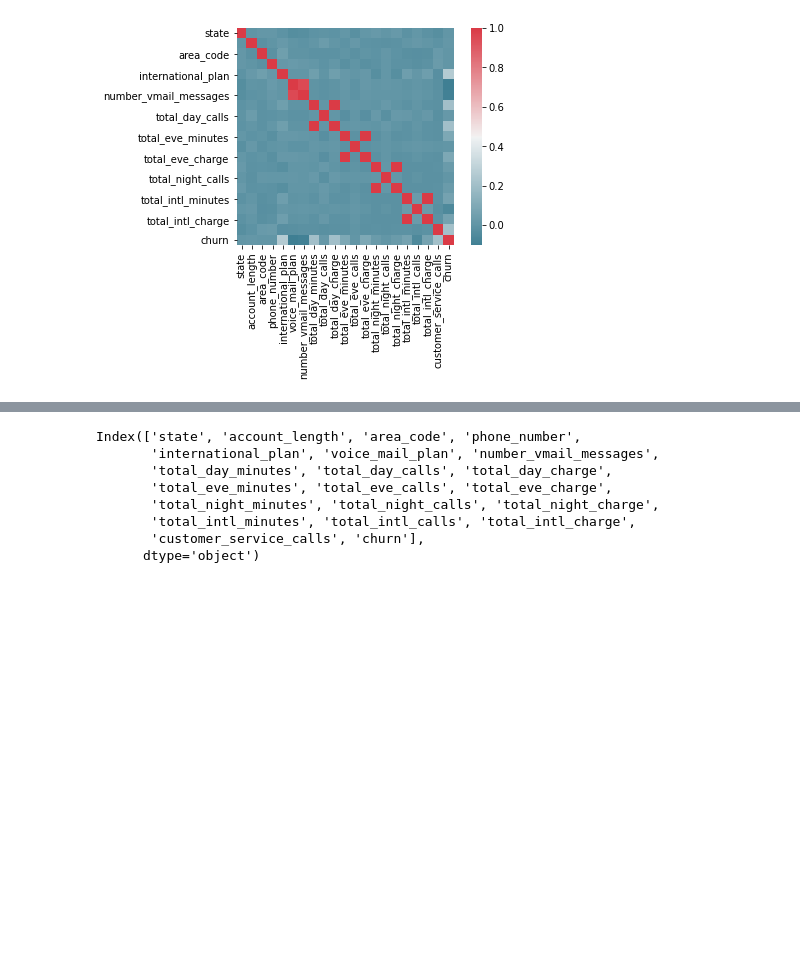
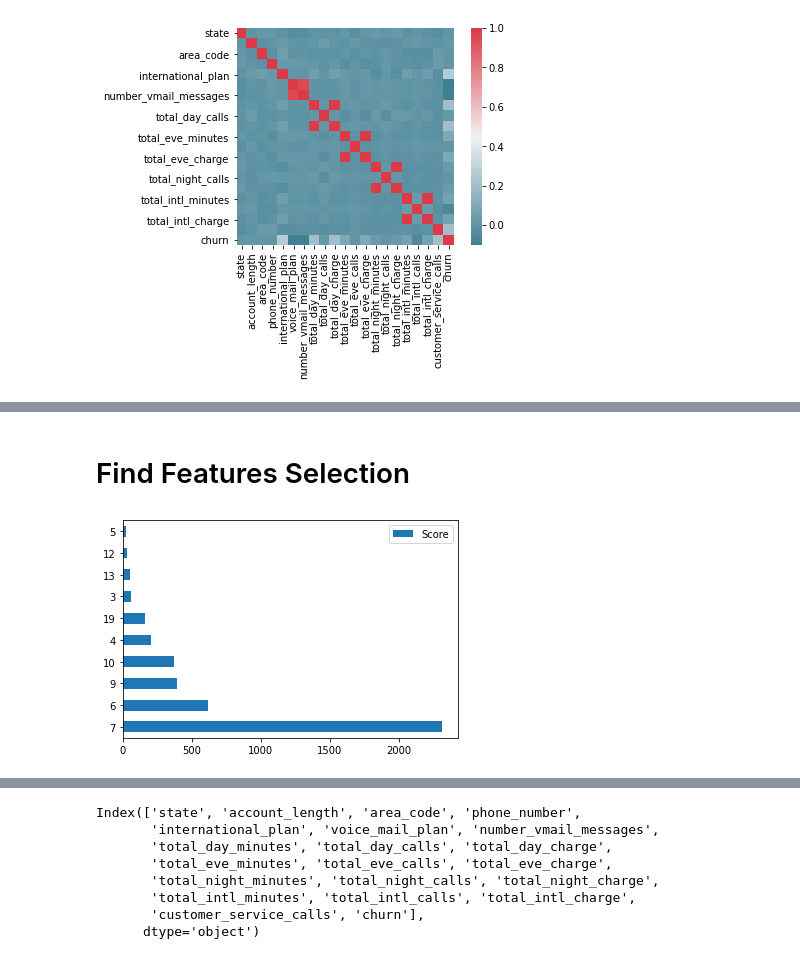
Before and after one commit to duhajarrar/TelecomMIT, a Jupyter notebook: telecom.ipynb, the cells around one changed output, grey strips where cells are left out. Drawn from its saved outputs; the diff is of its cells as text; code cells hidden in the pictures; blank space fills up the shorter version.

```diff
--- a/telecom.ipynb
+++ b/telecom.ipynb
@@ -67,0 +88,18 @@ sns.heatmap(corr, mask=np.zeros_like(corr, dtype=np.bool), cmap=sns.diverging_pa
+# %% [markdown]
+# Find Features Selection
+# %%
+from sklearn.feature_selection import SelectKBest
+from sklearn.feature_selection import chi2
+a=trainingData.drop(columns='churn')
+b=trainingData['churn']
+bestfeatures = SelectKBest(score_func=chi2, k=10)
+fit = bestfeatures.fit(a,b)
+dfscores = pd.DataFrame(fit.scores_)
+dfcolumns = pd.DataFrame(a.columns)
+#concat two dataframes for better visualization
+featureScores = pd.concat([dfcolumns,dfscores],axis=1)
+featureScores.columns = ['Specs','Score']  #naming the dataframe columns
+featureScores.nlargest(10,'Score').plot(kind='barh')  #print 10 best features
+plt.show()
+# %% [output]
+[figure, added]
```
Also changed, not shown: parts of 48 cells of this notebook.
